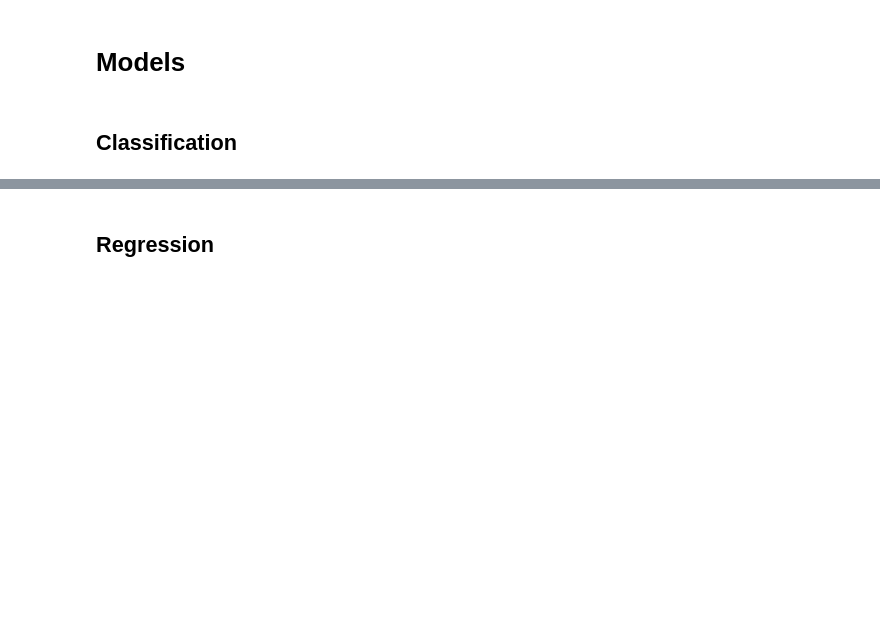
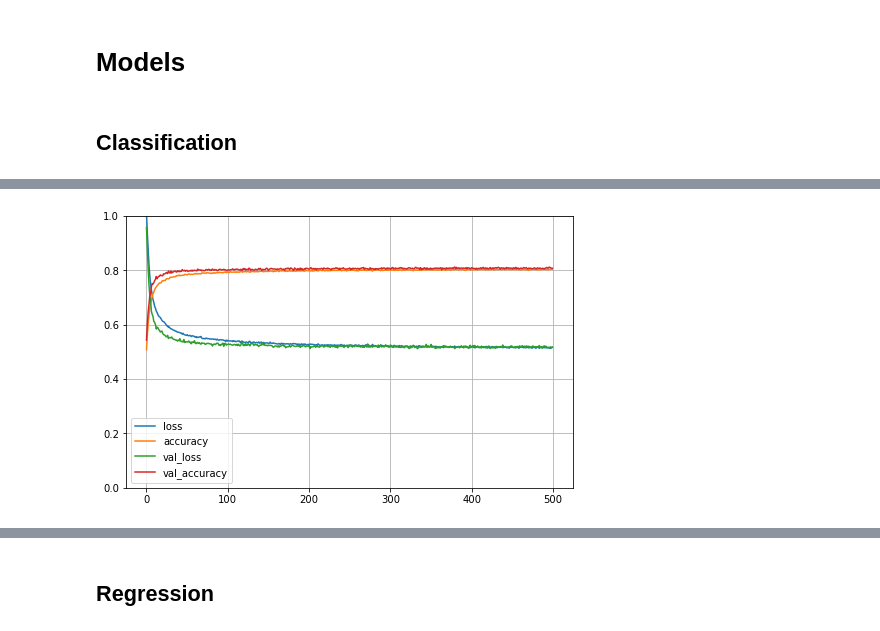
Before and after one commit to mikasmichelevicius/CMS_RPC_efficiency, a Jupyter notebook: efficiency_collisions.ipynb, the cells around one changed output, grey strips where cells are left out. Drawn from its saved outputs; the diff is of its cells as text; code cells hidden in the pictures; blank space fills up the shorter version.

```diff
--- a/efficiency_collisions.ipynb
+++ b/efficiency_collisions.ipynb
@@ -562,0 +609,7 @@ print(svm_accuracy)
+# %%
+from xgboost import XGBClassifier
+
+xgb_clf = XGBClassifier()
+xgb_clf.fit(x_train, y_train.values.ravel())
+y_pred = xgb_clf.predict(x_val)
+print(xgb_clf.__class__.__name__,accuracy_score(y_val, y_pred))
@@ -562,0 +660,5 @@ print(svm_accuracy)
+# %%
+gb_clf = GradientBoostingClassifier(n_estimators=20, learning_rate=0.1, max_depth=11, random_state=0)
+gb_clf.fit(x_train, y_train.values.ravel())
+y_pred = gb_clf.predict(x_val)
+print(gb_clf.__class__.__name__,accuracy_score(y_val, y_pred))
@@ -562,0 +685,24 @@ print(svm_accuracy)
+# %%
+encoded_train_y = np_utils.to_categorical(y_train)
+encoded_val_y = np_utils.to_categorical(y_val)
+# %%
+print(x_train.shape)
+model = tf.keras.Sequential()
+# kernel_regularizer=regularizers.l2(0.0005)
+model.add(Dense(128, input_dim=8, activation='relu', kernel_regularizer=regularizers.l2(0.00007)))
+model.add(Dropout(0.1))
+model.add(Dense(128, activation='relu', kernel_regularizer=regularizers.l2(0.00007)))
+model.add(Dropout(0.1))
+model.add(Dense(128, activation='relu', kernel_regularizer=regularizers.l2(0.00007)))
+model.add(Dropout(0.1))
+model.add(Dense(128, activation='relu', kernel_regularizer=regularizers.l2(0.00007)))
+model.add(Dropout(0.1))
+# model.add(Dense(128, activation='relu', kernel_regularizer=regularizers.l2(0.00002)))
+# model.add(Dropout(0.1))
+model.add(Dense(3, activation='softmax'))
+# learning_rate = 0.1
+# global_step = tf.Variable(0, trainable=False)
+# decayed_lr = tf.train.exponential_decay(learning_rate, global_step, 2, 0.99, staircase=True)
+optim = tf.keras.optimizers.Adam(0.001)
+model.compile(loss='categorical_crossentropy', optimizer=optim, metrics=['accuracy'])
+history = model.fit(x_train, encoded_train_y, epochs=500, batch_size=100, validation_data = (x_val, encoded_val_y))
@@ -562,0 +727,7 @@ print(svm_accuracy)
+# %%
+pd.DataFrame(history.history).plot(figsize=(8, 5))
+plt.grid(True)
+plt.gca().set_ylim(0, 1) # set the vertical range to [0-1]
+plt.show()
+# %% [output]
+[figure, added]
```
Also changed, not shown: parts of 36 cells of this notebook.
